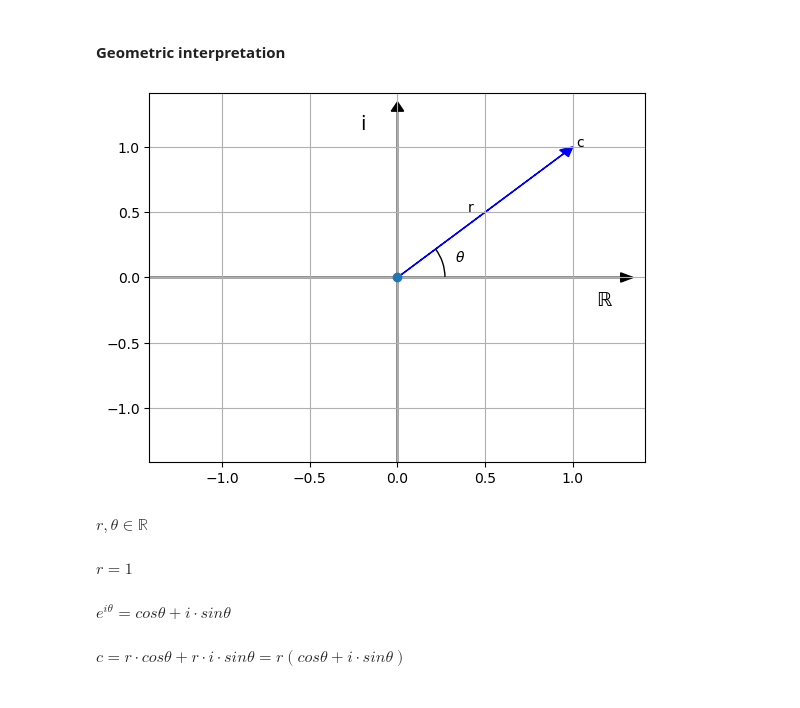
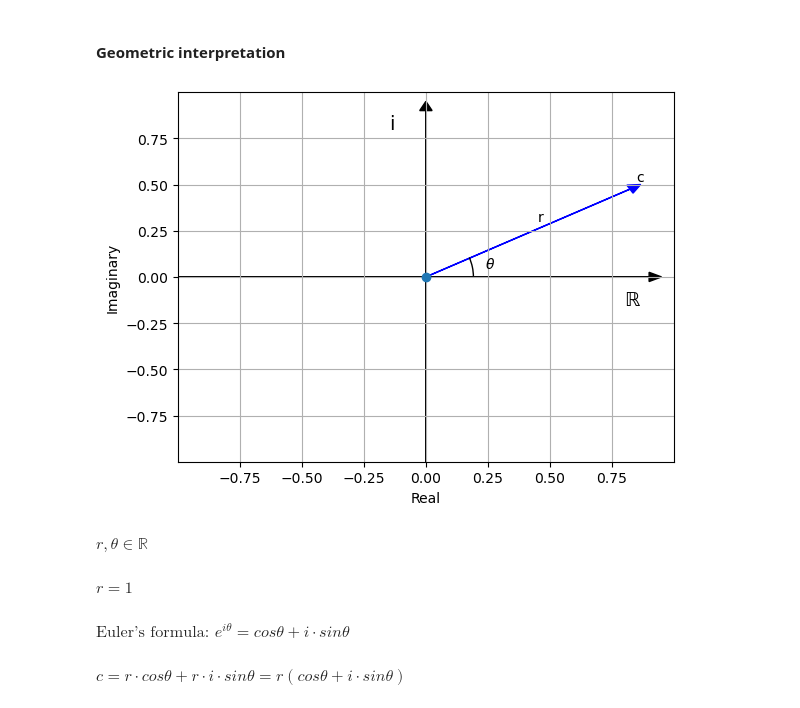
Before and after one commit to 0riv3r/quantum_computing_math_and_algorithms, a Jupyter notebook: quantum_math_cheat_sheet.ipynb, the cells around one changed output. Cells and saved outputs as stored; diff of their text form; code cells hidden in the pictures.

```diff
--- a/quantum_math_cheat_sheet.ipynb
+++ b/quantum_math_cheat_sheet.ipynb
@@ -187,7 +188,7 @@ import numpy as np # dodamo še numerično knjižico
 get_ipython().run_line_magic('matplotlib', 'inline')
 
 
-def complex_plane2(z,p1,p2,angle_size,center=(0,0),axis_type=0):
+def complex_plane2(z,p1,p2,angle_size,center=(0,0),axis_type=0, angle_position="edge"):
     """Creates complex plane and shows complex numbers as vectors (complexors)
 
     Parameters
@@ -248,7 +249,7 @@ def complex_plane2(z,p1,p2,angle_size,center=(0,0),axis_type=0):
 
         # call AngleAnnotation func
         point, = ax.plot(*center, marker="o")
-        AngleAnnotation(center, p1[1], p2[1], ax=ax, size=angle_size, text=r"$\theta$", textposition="edge")
+        AngleAnnotation(center, p1[1], p2[1], ax=ax, size=angle_size, text=r"$\theta$", textposition=angle_position)
 # %% [markdown]
 ### Complex numbers
 # %%
@@ -276,32 +277,35 @@ $\displaystyle c = re^{i\theta}$
 # %%
 import matplotlib.pyplot as plt
 import numpy as np # dodamo še numerično knjižico
 get_ipython().run_line_magic('matplotlib', 'inline')
 
 # params for complex_plane2 func
-z=[1+1j]
+z=[0.866+0.5j] # 𝜃 = 30
 
 # params for AngleAnnotation func
 center = (0, 0)
-p1 = [(0, 0), (1.0, 0)]
-p2 = [(0, 0), (1.0, 1.0)]
+p1 = [(0, 0), (0, 0)]
+p2 = [(0, 0), (0.3, 0.18)]
 angle_size= 95
 
-complex_plane2(z,p1,p2,angle_size,center,axis_type=1)
+complex_plane2(z,p1,p2,angle_size,center,axis_type=1,angle_position="edge")
 
-plt.text(0.4,0.5,'r')
-plt.text(1.02,1.0,'c')
+plt.ylabel('Imaginary')
+plt.xlabel('Real')
+
+plt.text(0.45,0.3,'r')
+plt.text(0.85,0.52,'c')
 plt.show()
 # %% [output]
-[figure, old version]
+[figure, new version]
 # %%
 display( Math('r,\\theta \\in \\mathbb{R}') )
 display( Math('r = 1') )
-display( Math('e^{i\\theta} = cos \\theta + i \\cdot sin \\theta') )
+display( Math("\\text{Euler's formula: } e^{i\\theta} = cos \\theta + i \\cdot sin \\theta") )
 # %% [output]
 $\displaystyle r,\theta \in \mathbb{R}$
 $\displaystyle r = 1$
-$\displaystyle e^{i\theta} = cos \theta + i \cdot sin \theta$
+$\displaystyle \text{Euler's formula: } e^{i\theta} = cos \theta + i \cdot sin \theta$
 # %%
 display( Math('c = r \\cdot cos \\theta + r \\cdot i \\cdot sin \\theta = r(cos \\theta + i \\cdot sin \\theta)') )
 display( Math('c = re^{i\\theta}') )
```
Also changed, not shown: parts of 14 cells of this notebook.
